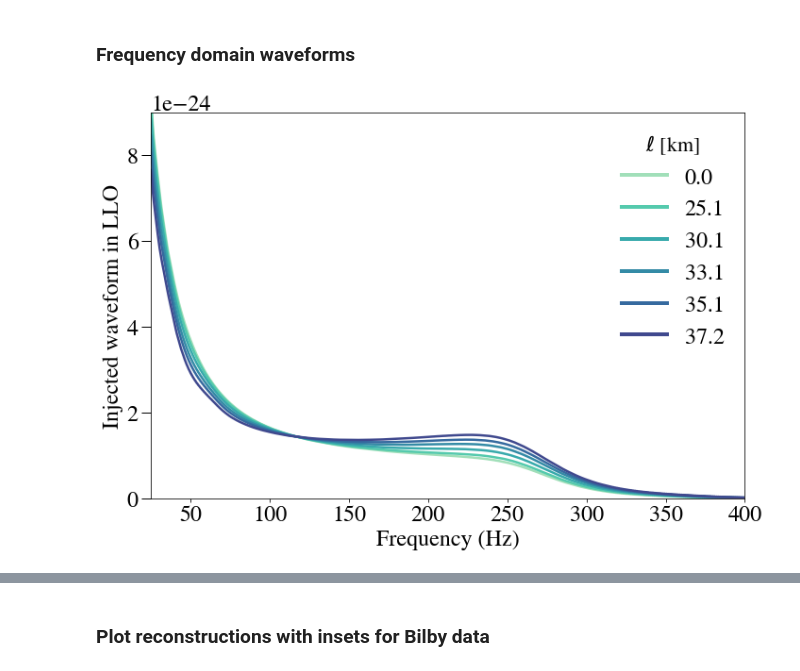
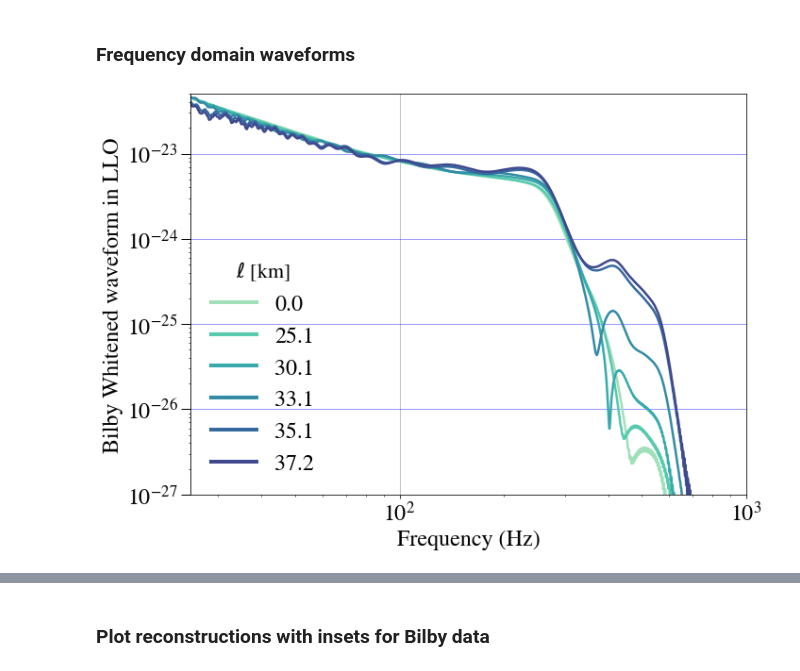
Before and after one commit to mariaokounkova/BeyondGRAnalysis, a Jupyter notebook: BayeswaveAnalysis.ipynb, the cells around one changed output, grey strips where cells are left out. Cells and saved outputs as stored; diff of their text form; code cells hidden in the pictures.

Commit message:
Analysis scripts: consolidate mismatch plotting

```diff
--- a/BayeswaveAnalysis.ipynb
+++ b/BayeswaveAnalysis.ipynb
@@ -131,55 +131,70 @@ def GetBilbyFrequencyDomainData(p, det):
     """ Given a directory, grab that whitened Bilby waveforms """
     bilby_p = p + '/LI_reconstruct/'
     freq, ml = np.loadtxt(bilby_p + det + '_summary_waveforms_F_samples.dat', \
-        comments="#",usecols=([0,1]),unpack=True)
+        comments="#",usecols=([0,6]),unpack=True)
     return freq, ml
 # %% [markdown]
 ## Plot reconstructions
 # %% [markdown]
 ### Frequency domain waveforms
 # %%
-def PlotFrequencyDomainWaveforms():
+def PlotFrequencyDomainWaveforms(bilby=False):
+    """ Plot frequency domain waveforms, for bilby or the injection """
 
     det = "L1"
     base_dir = "/home/maria.okounkova/BeyondGRAnalysis/BilbyPE/"
 
     fig, ax = plt.subplots(1, figsize=(10, 7))
 
     mass = 68.0 ## Injected mass
-    SNR = 75
+    SNR = 125
     ell_arr = ["0p0", "0p25", "0p3", "0p33", "0p35", "0p37"]
     colors = sns.color_palette('mako_r', n_colors=len(ell_arr)+2)
 
     for ell, c in zip(ell_arr, colors):
 
-        p = base_dir + "PHENOM_dCS_" + ell + "_25"
+        p = base_dir + "PHENOM_dCS_" + ell + "_" + str(SNR)
         label = r'%.1f' % EllinKm(ell, mass)
-        freq, data = GetBWInjectedFrequencyDomainWaveform(p, det)
-        ax.plot(freq, np.abs(data), '-', color=c, lw = 2.5, alpha=1.0,  label = label)
 
-        #freq, data = GetBilbyFrequencyDomainData(p, det)
-        #ax.plot(freq, np.abs(data), '-', color=c, lw = 2.5, alpha=1.0)
+        if bilby:
+            freq, data = GetBilbyFrequencyDomainData(p, det)
+            ax.plot(freq, np.abs(data), '-', color=c, lw = 2.5, alpha=1.0, label = label)
+
+        else:
+            freq, data = GetBWInjectedFrequencyDomainWaveform(p, det)
+            ax.plot(freq, np.abs(data), '-', color=c, lw = 2.5, alpha=1.0,  label = label)
 
     ax.set_xlabel('Frequency (Hz)', fontsize = 24)
-    #ax.set_ylabel('Bilby Whitened waveform in LLO', ha='center', labelpad = 4.0, rotation='vertical', fontsize=24)
-    ax.set_ylabel('Injected waveform in LLO', ha='center', labelpad = 4.0, rotation='vertical', fontsize=24)
+    plt.xscale('log')
+    plt.yscale('log')
+    plt.xlim(25, 1000)
 
-    plt.xlim(25, 400)
-    plt.ylim(0, 9e-24)
+    if bilby:
+        ax.set_ylabel('Bilby Whitened waveform in LLO', ha='center', labelpad = 4.0, rotation='vertical', fontsize=24)
+        #plt.ylim(1e-5, 5)
+        plt.ylim(1e-27, 5e-23)
+    else:
+        ax.set_ylabel('Injected waveform in LLO', ha='center', labelpad = 4.0, rotation='vertical', fontsize=24)
+        plt.ylim(1e-27, 5e-23)
 
-    leg = ax.legend(fontsize=24, loc = 'upper right', ncol=1, frameon=False, title = '$\ell$ [km]')
+    leg = ax.legend(fontsize=24, loc = 'lower left', ncol=1, frameon=False, title = '$\ell$ [km]')
     plt.setp(leg.get_title(),fontsize=22)
     for line in leg.get_lines():
         line.set_linewidth(4)
     ax.tick_params(axis='x', labelsize=24)
     ax.tick_params(axis = 'y', direction='out', length=10, width=1, colors='k',
                grid_color='b', grid_alpha=0.5, labelsize=24)
     ax.yaxis.get_offset_text().set_fontsize(24)
 
-    #plt.savefig('FrequencyWaveforms.pdf')
+    plt.grid(True)
     plt.tight_layout()
+    if bilby:
+        plt.savefig('FrequencyWaveformsBilby.pdf')
+    else:
+        plt.savefig('FrequencyWaveformsInjected.pdf')
     plt.show()
 
+PlotFrequencyDomainWaveforms(bilby=True)
 PlotFrequencyDomainWaveforms()
 # %% [output]
-[figure, old version]
+[figure, new version]
```
Also changed, not shown: parts of 6 cells of this notebook, 1 other file.
